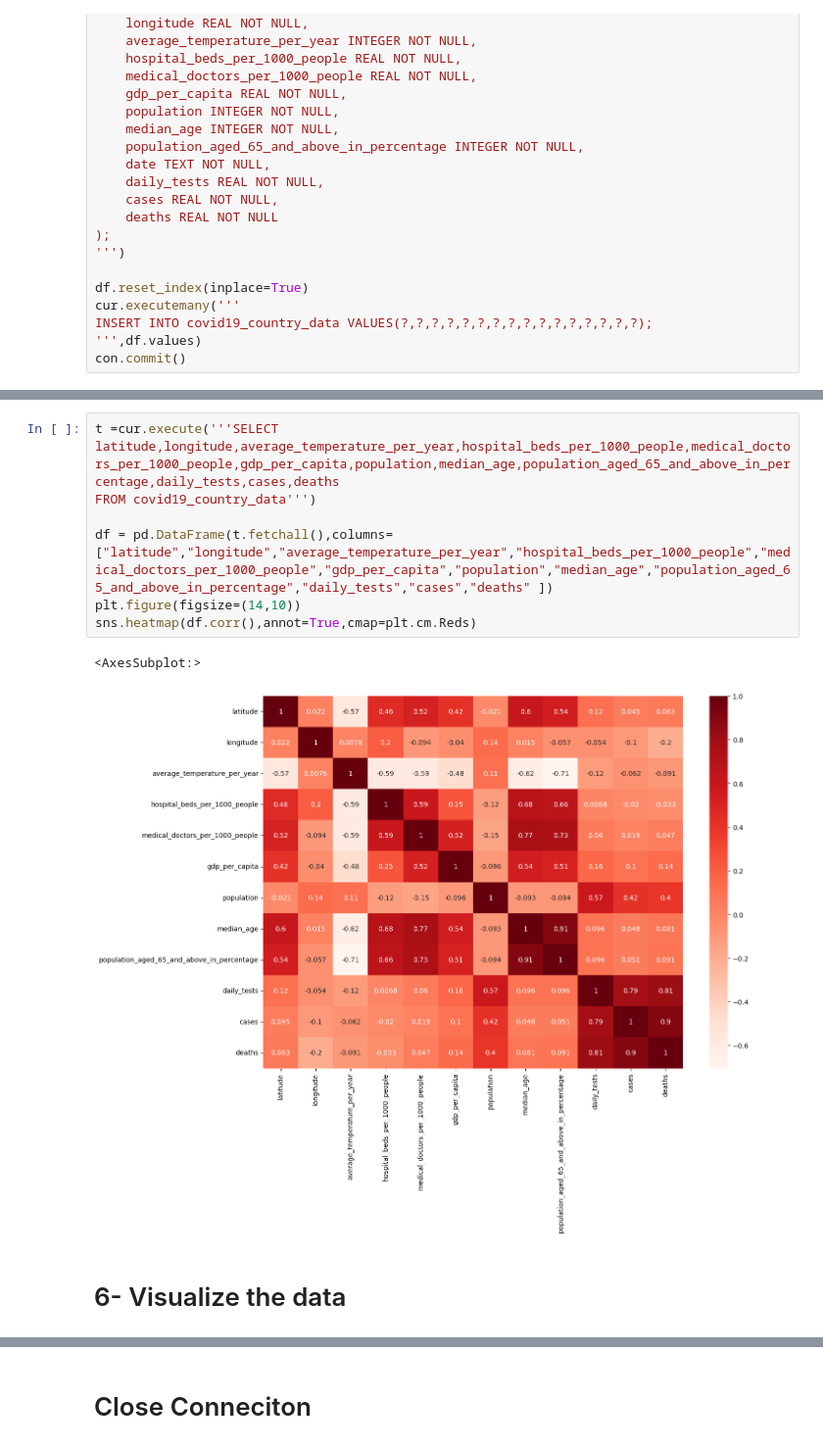
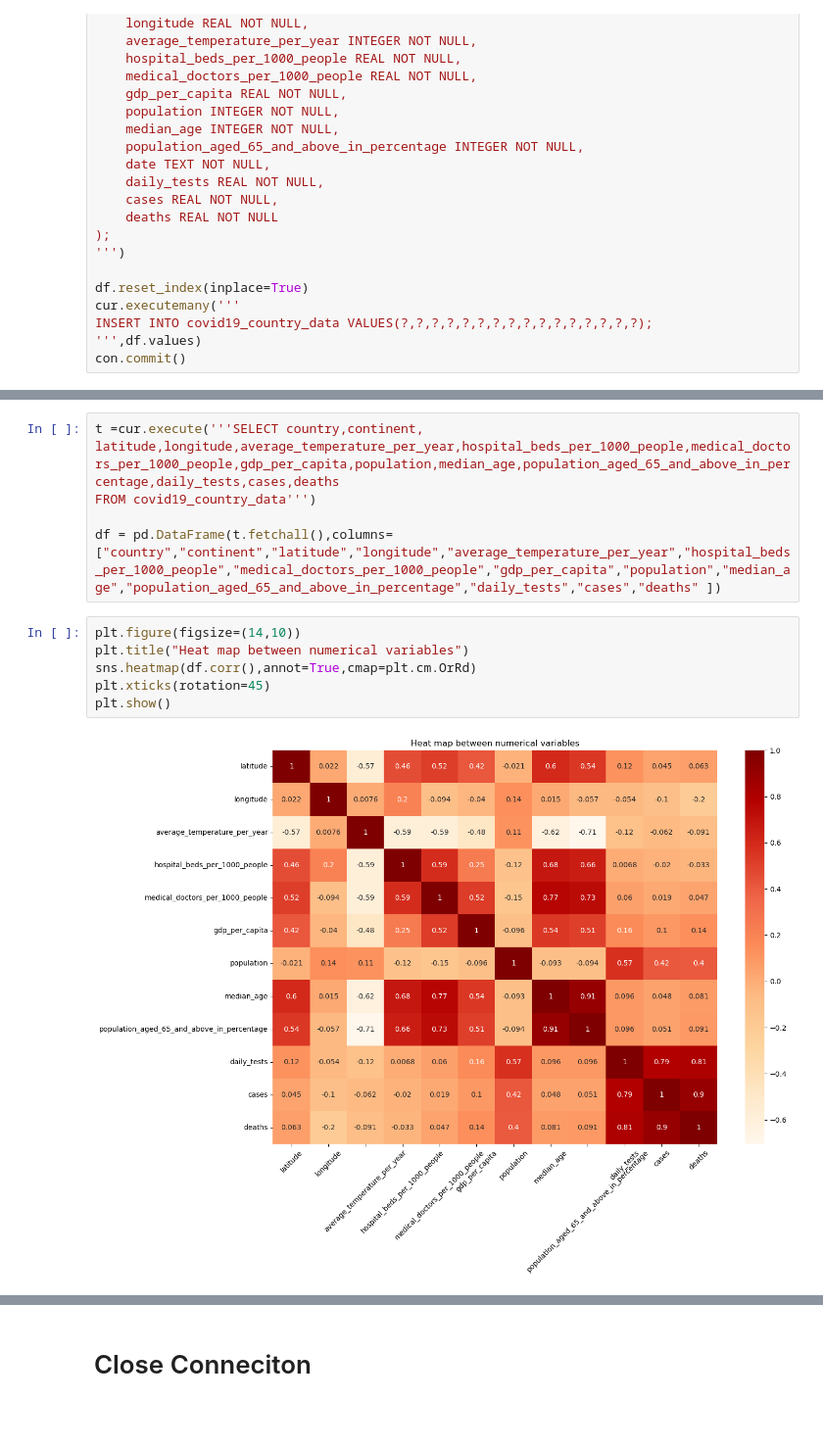
Before and after one commit to roberthobblebottom/COVID19-Algeria-and-World-Dataset, a Jupyter notebook: covid-19-data-analysis-algeria-and-the-world - Ng Guangren, Ryan.ipynb, the cells around one changed output, grey strips where cells are left out. Shown at 98% size. Cells and saved outputs as stored; diff of their text form; blank space fills up the shorter version.

```diff
--- a/covid-19-data-analysis-algeria-and-the-world - Ng Guangren, Ryan.ipynb
+++ b/covid-19-data-analysis-algeria-and-the-world - Ng Guangren, Ryan.ipynb
@@ -223,13 +189,14 @@ t
 # %%
-t =cur.execute('''SELECT
+t =cur.execute('''SELECT country,continent,
 latitude,longitude,average_temperature_per_year,hospital_beds_per_1000_people,medical_doctors_per_1000_people,gdp_per_capita,population,median_age,population_aged_65_and_above_in_percentage,daily_tests,cases,deaths
 FROM covid19_country_data''')
 
-df = pd.DataFrame(t.fetchall(),columns= ["latitude","longitude","average_temperature_per_year","hospital_beds_per_1000_people","medical_doctors_per_1000_people","gdp_per_capita","population","median_age","population_aged_65_and_above_in_percentage","daily_tests","cases","deaths" ])
-plt.figure(figsize=(14,10))
-sns.heatmap(df.corr(),annot=True,cmap=plt.cm.Reds)
+df = pd.DataFrame(t.fetchall(),columns= ["country","continent","latitude","longitude","average_temperature_per_year","hospital_beds_per_1000_people","medical_doctors_per_1000_people","gdp_per_capita","population","median_age","population_aged_65_and_above_in_percentage","daily_tests","cases","deaths" ])
-# %% [output]
-<AxesSubplot:>
-[figure, removed]
-# %% [markdown]
-# 6- Visualize the data
+# %%
+plt.figure(figsize=(14,10))
+plt.title("Heat map between numerical variables")
+sns.heatmap(df.corr(),annot=True,cmap=plt.cm.OrRd)
+plt.xticks(rotation=45)
+plt.show()
+# %% [output]
+[figure, added]
```
Also changed, not shown: parts of 8 cells of this notebook, 1 other file.
